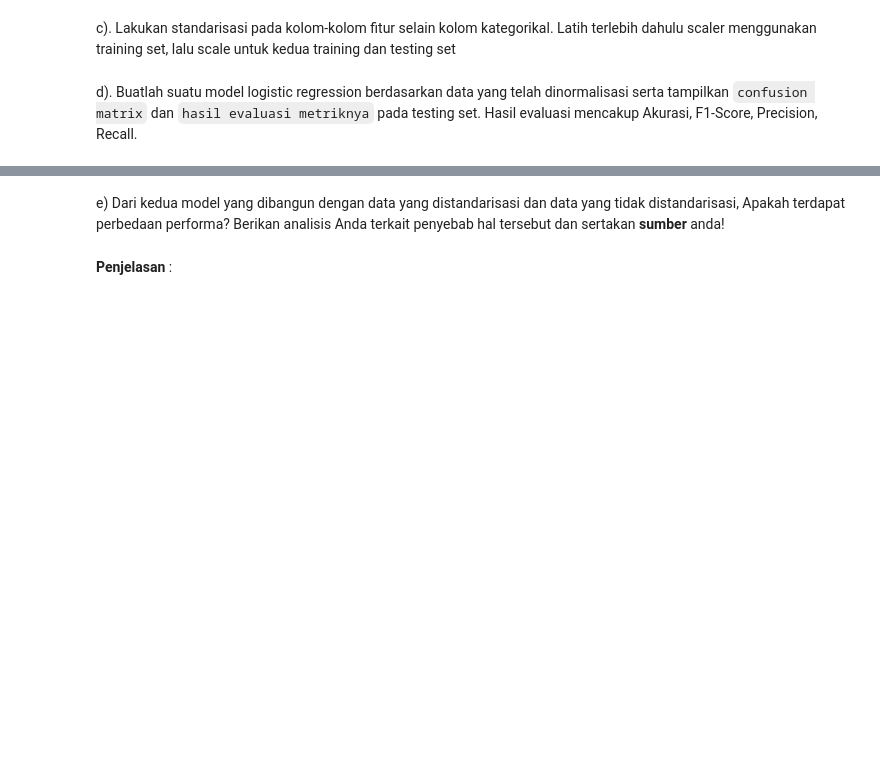
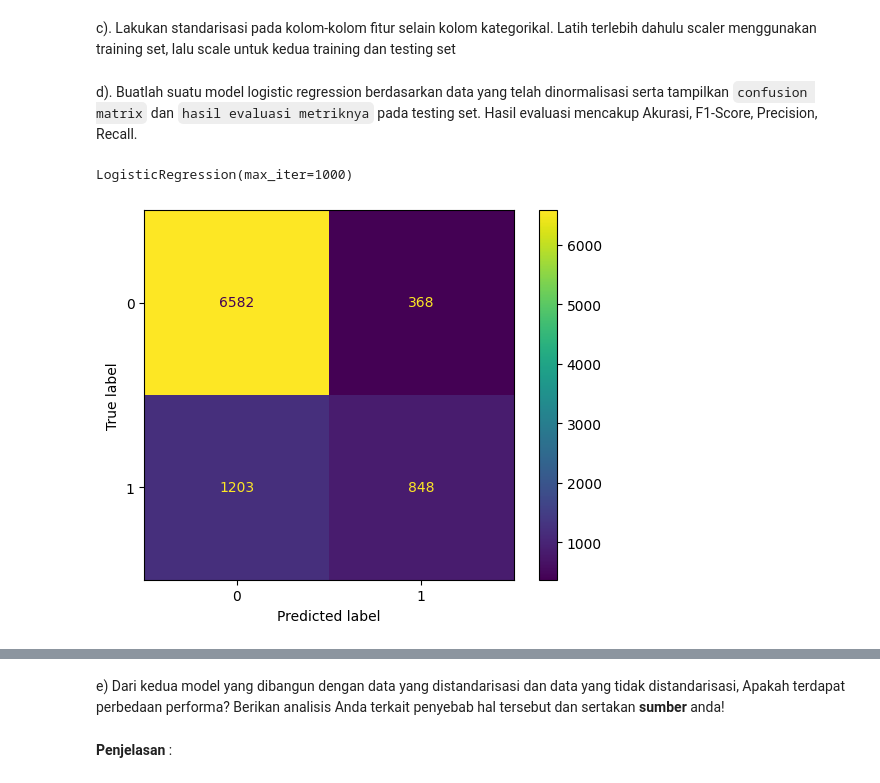
Before and after one commit to mhmdhaekal/lab-6-kasdad, a Jupyter notebook: C_Lab6_2206817490_MuhammadHaekalKalipaksi.ipynb, the cells around one changed output, grey strips where cells are left out. Saved outputs shown, nothing was run; the diff lists cells and outputs as text; code cells hidden in the pictures; blank space fills up the shorter version.

```diff
--- a/C_Lab6_2206817490_MuhammadHaekalKalipaksi.ipynb
+++ b/C_Lab6_2206817490_MuhammadHaekalKalipaksi.ipynb
@@ -703,4 +977,24 @@ STOP: TOTAL NO. of ITERATIONS REACHED LIMIT`, atur parameter max_iter untuk mena
 # %% [markdown]
 c). Lakukan standarisasi pada kolom-kolom fitur selain kolom kategorikal. Latih terlebih dahulu scaler menggunakan training set, lalu scale untuk kedua training dan testing set
+# %%
+scaler = StandardScaler()
+
+scaler.fit(X_train)
+X_train_scaled = scaler.transform(X_train)
+X_test_scaled = scaler.transform(X_test)
 # %% [markdown]
 d). Buatlah suatu model logistic regression berdasarkan data yang telah dinormalisasi serta tampilkan `confusion matrix` dan `hasil evaluasi metriknya` pada testing set. Hasil evaluasi mencakup Akurasi, F1-Score, Precision, Recall.
+# %%
+loan_logistic_regression_model = LogisticRegression(max_iter=1000)
+loan_logistic_regression_model.fit(X_train_scaled, y_train)
+# %% [output]
+LogisticRegression(max_iter=1000)
+# %%
+y_prediction_scaled = loan_logistic_regression_model.predict(X_test_scaled)
+# %%
+cm = confusion_matrix(y_test, y_prediction_scaled)
+disp = ConfusionMatrixDisplay(confusion_matrix=cm, display_labels=loan_logistic_regression_model.classes_)
+disp.plot()
+plt.show()
+# %% [output]
+[figure, added]
```
Also changed, not shown: parts of 31 cells of this notebook.
